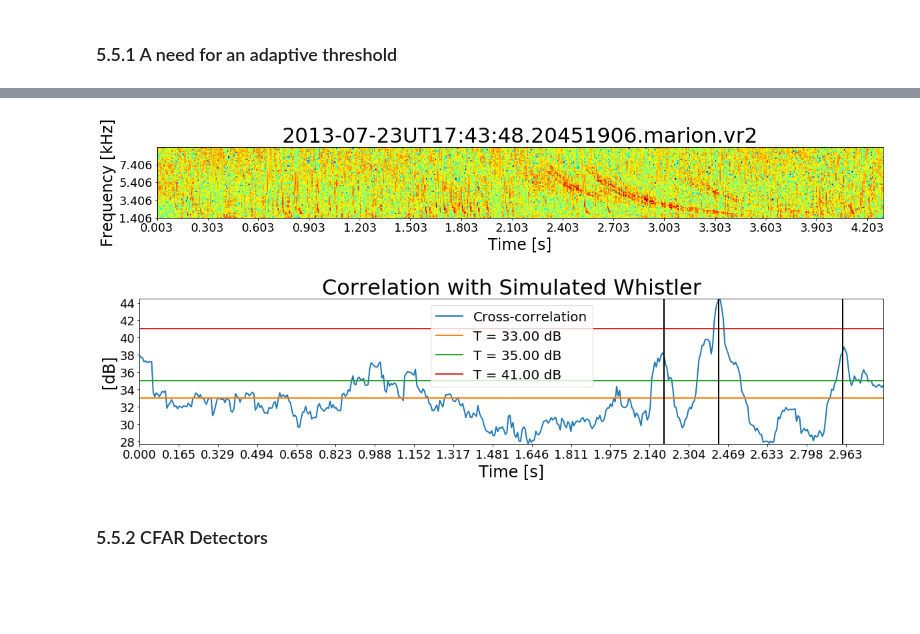
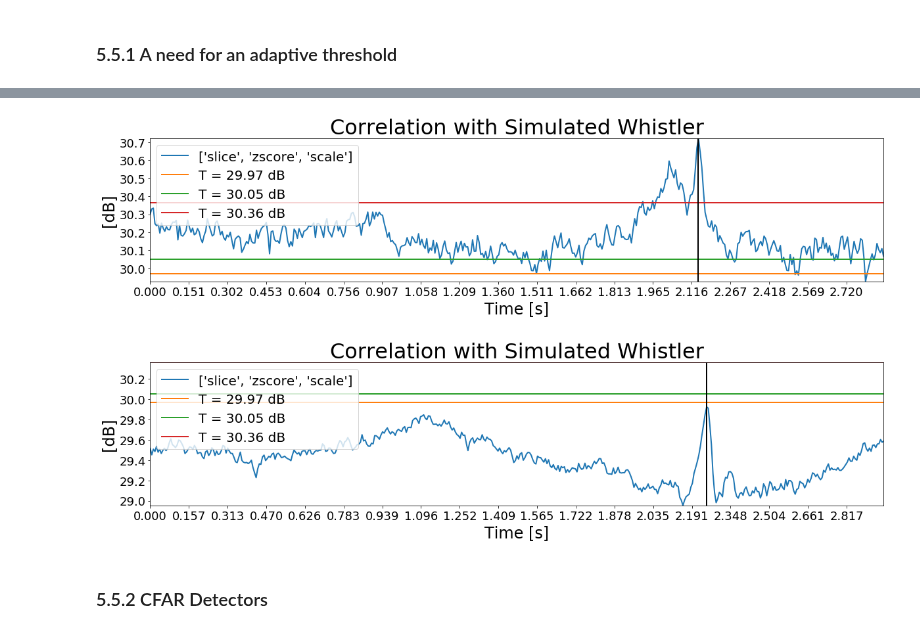
Before and after one commit to Kojey/MSc-whistler-waves-detector, a Jupyter notebook: ipy/report/chapter5_3_5.ipynb, the cells around one changed output, grey strips where cells are left out. Cells and saved outputs as stored; diff of their text form; code cells hidden in the pictures; blank space fills up the shorter version.

```diff
--- a/ipy/report/chapter5_3_5.ipynb
+++ b/ipy/report/chapter5_3_5.ipynb
@@ -98,11 +128,9 @@ sample.plot_corr_output(transforms, transforms_params, cfar, cfar_params, kernel
 ### 5.5.1 A need for an adaptive threshold
 # %%
 detector_gen = DetectorGenerator(dataset_loc, database_loc, result_loc, site)
-transforms=['slice','zscore']
-transforms_params=[[1.5,9.5],[None]]
+transforms=['slice','zscore','scale']
+transforms_params=[[1.5,9.5],[None],[0,1]]
 # detector_gen.generate_correlation(transforms, transforms_params, kernel_type='sim', train=True, save=True, n=None)
 data = detector_gen.load_generated_correlation(transforms, transforms_params, kernel_type='sim', train=True)
-target_corr, noise_corr = detector_gen.load_generated_correlation_interference(transforms, transforms_params, kernel_type='sim', train=True)
-target_data = 10*np.log10(target_corr**1)
-noise_data = 10*np.log10(noise_corr**1)
+target_data, noise_data = detector_gen.load_generated_correlation_interference(transforms, transforms_params, kernel_type='sim', train=True)
 # %%
@@ -174,25 +206,33 @@ X_dB=2.17
 # %%
-thresholds = [T, xmin+int(np.argwhere(Pfa<=1e-1)[0]), xmin+int(np.argwhere(Pfa<=1e-2)[0])]
-transforms, transforms_params = ['slice','zscore'],[[1.5,9.5],[None]]
+T = 10**(29.97/10)
+thresholds = 10*np.log10(np.array([T, xmin+int(np.argwhere(Pfa<=1e-1)[0]), xmin+int(np.argwhere(Pfa<=1e-2)[0])]))
+transforms, transforms_params = ['slice','zscore','scale'],[[1.5,9.5],[None],[0,1]]
 cfar, cfar_params = 'ca_cfar', [15,10,1e-3]
 # reason for adaptive threshold
-files = ['2013-07-23UT17:43:48.20451906.marion.vr2', '2013-04-22UT01:28:03.48279656.marion.vr2','2013-07-05UT19:09:09.53571914.marion.vr2']
-lines = [[2.2,2.43, 2.95],[0.14,0.56,2.2,2.64,2.8],[2.25,2.36,2.5]]
-ix = 0
+files = ['2013-07-23UT17:43:48.20451906.marion.vr2', '2013-04-22UT01:28:03.48279656.marion.vr2',
+         '2013-07-05UT19:09:09.53571914.marion.vr2','2013-07-02UT14:43:13.05571914.marion.vr2','2013-01-27UT00:41:13.39427602.marion.vr2']
+lines = [[2.2,2.43, 2.95],[0.15,0.56,2.21,2.64,2.81],[2.25,2.36,2.5],[2.14],[2.25]]
+ix = -2
 file, line = files[ix], lines[ix]
 sample = CFARDetector(dataset_loc, site, file)
 sample.spectrogram_with_axis(log10=True)
 sample.set_figsize(freq_size*sample.get_time_freq_ratio(dec=0), freq_size/2)
 figsize=sample.get_figsize()
-sample.apply_transform(transforms, transforms_params)
-sample.spectrogram_plot(figsize=sample.get_figsize(), xlabel='Time [s]', ylabel='Frequency [kHz]',zlabel='sprectrum magnitude [dB]',
-                           xaxis=True, yaxis=True,ticks=[0.3,2],title=sample.get_file(), cmap='jet', cmap_show=False, font=font)
 kernel = sample.load_kernel('sim', [0.35,80,1])
-sample.plot_corr_output(transforms, transforms_params, [cfar], [cfar_params], kernel=kernel, thresholds=thresholds, detection=False,
-                        figsize=(figsize[0],4),title='Correlation with Simulated Whistler', vlines=line,font=font,squared=False)
+sample.plot_corr_output([transforms], [transforms_params], [cfar], [cfar_params], kernel=kernel, thresholds=thresholds, detection=False,
+                        figsize=(figsize[0],4),title='Correlation with Simulated Whistler', vlines=line,font=font,squared=False,legend_loc='upper left')
+ix = -1
+file, line = files[ix], lines[ix]
+sample = CFARDetector(dataset_loc, site, file)
+sample.spectrogram_with_axis(log10=True)
+sample.set_figsize(freq_size*sample.get_time_freq_ratio(dec=0), freq_size/2)
+figsize=sample.get_figsize()
+kernel = sample.load_kernel('sim', [0.35,80,1])
+sample.plot_corr_output([transforms], [transforms_params], [cfar], [cfar_params], kernel=kernel, thresholds=thresholds, detection=False,
+                        figsize=(figsize[0],4),title='Correlation with Simulated Whistler', vlines=line,font=font,squared=False,legend_loc='upper left')
 # %% [output]
-[figure, old version]
+[figure, new version]
-[figure, old version]
+[figure, new version]
 # %% [markdown]
 ### 5.5.2 CFAR Detectors
 # %% [markdown]
```
Also changed, not shown: parts of 16 cells of this notebook, 2 other files.
